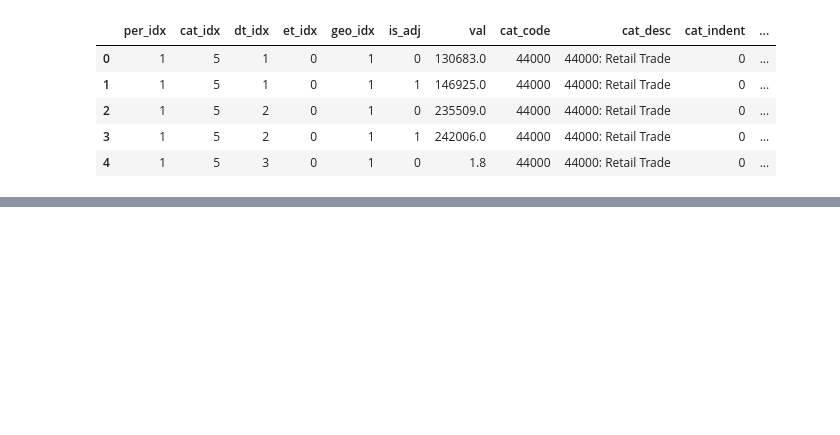
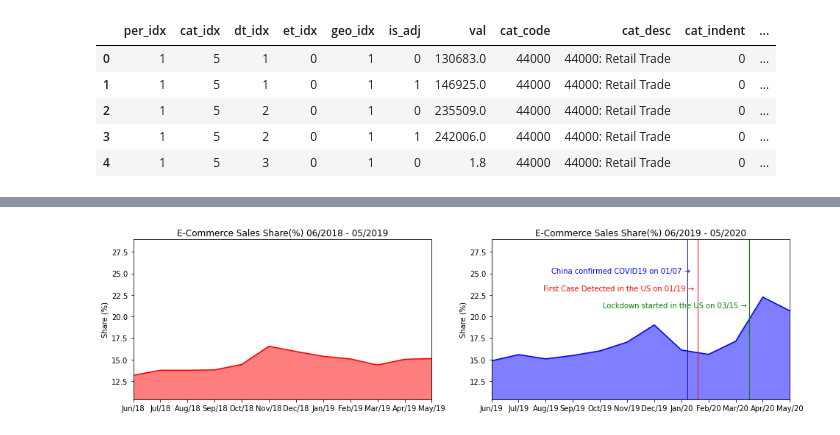
Before and after one commit to jeffhoffmanmba/Project1_eCommerce_Trends, a Jupyter notebook: Project.ipynb, the cells around one changed output, grey strips where cells are left out. Drawn from its saved outputs; the diff is of its cells as text; code cells hidden in the pictures; blank space fills up the shorter version.

```diff
--- a/Project.ipynb
+++ b/Project.ipynb
@@ -154,36 +219,38 @@ us_sales_1
 # Plot e-commerce share
 x_axis_1 = us_sales_1.head(12).loc[:, "mon/yy"]
 x_axis_2 = us_sales_1.tail(12).loc[:, "mon/yy"]
 
 y_axis_1 = us_sales_1.head(12).iloc[:, 6]
 y_axis_2 = us_sales_1.tail(12).iloc[:, 6]
 
 fig, (ax1, ax2) = plt.subplots(1, 2, figsize=(16, 4))
 
 ax1.plot(x_axis_1, y_axis_1, color = "r")
 ax1.set_title("E-Commerce Sales Share(%) 06/2018 - 05/2019")
 ax1.set_ylabel("Share (%)")
 ax1.set_xlim(x_axis_1.head(1), x_axis_1.tail(1))
 ax1.set_ylim(y_axis_2.min()*0.7, y_axis_2.max()*1.3)
 ax1.fill_between(x_axis_1, y_axis_1, color = "r", alpha = 0.5)
 ax1.set_xticks(x_axis_1)
 
 ax2.plot(x_axis_2, y_axis_2, color = "b")
 ax2.set_title("E-Commerce Sales Share(%) 06/2019 - 05/2020")
 ax2.set_ylabel("Share (%)")
 ax2.set_xlim(x_axis_2.head(1), x_axis_2.tail(1))
 ax2.set_ylim(y_axis_2.min()*0.7, y_axis_2.max()*1.3)
 ax2.fill_between(x_axis_2, y_axis_2, color = "b", alpha = 0.5)
 ax2.axvline(x=7.22, color='blue', linewidth=1)
-ax2.annotate("China confirmed COVID19 on 01/07 →", (2.2, 22), color = "blue")
+ax2.annotate("China confirmed COVID19 on 01/07 →", (2.2, 25), color = "blue")
 ax2.axvline(x=7.6, color='red', linewidth=1)
-ax2.annotate("First Case Detected in the US on 01/19 →", (1.9, 20), color = "red")
+ax2.annotate("First Case Detected in the US on 01/19 →", (1.9, 23), color = "red")
 ax2.axvline(x=9.5, color='green', linewidth=1)
-ax2.annotate("Lockdown started in the US on 03/15 →", (4.1, 18), color = "green")
+ax2.annotate("Lockdown started in the US on 03/15 →", (4.1, 21), color = "green")
 
 plt.savefig("charts/e-commerce_growth.png", dpi = 200)
 
 plt.show()
+# %% [output]
+[figure, added]
 # %%
 # Plot overall retail amount
 y_axis_1 = us_sales_1.head(12).iloc[:, 0]
```
Also changed, not shown: parts of 38 cells of this notebook, 4 other files.
